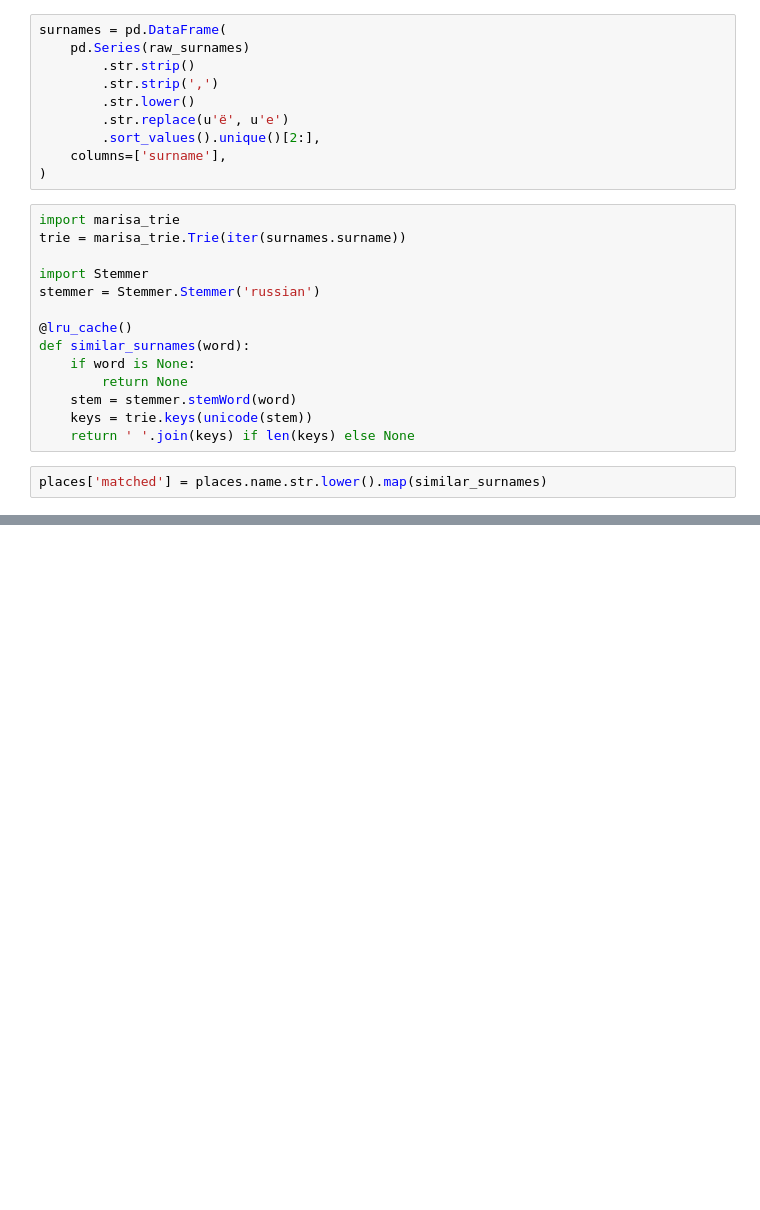
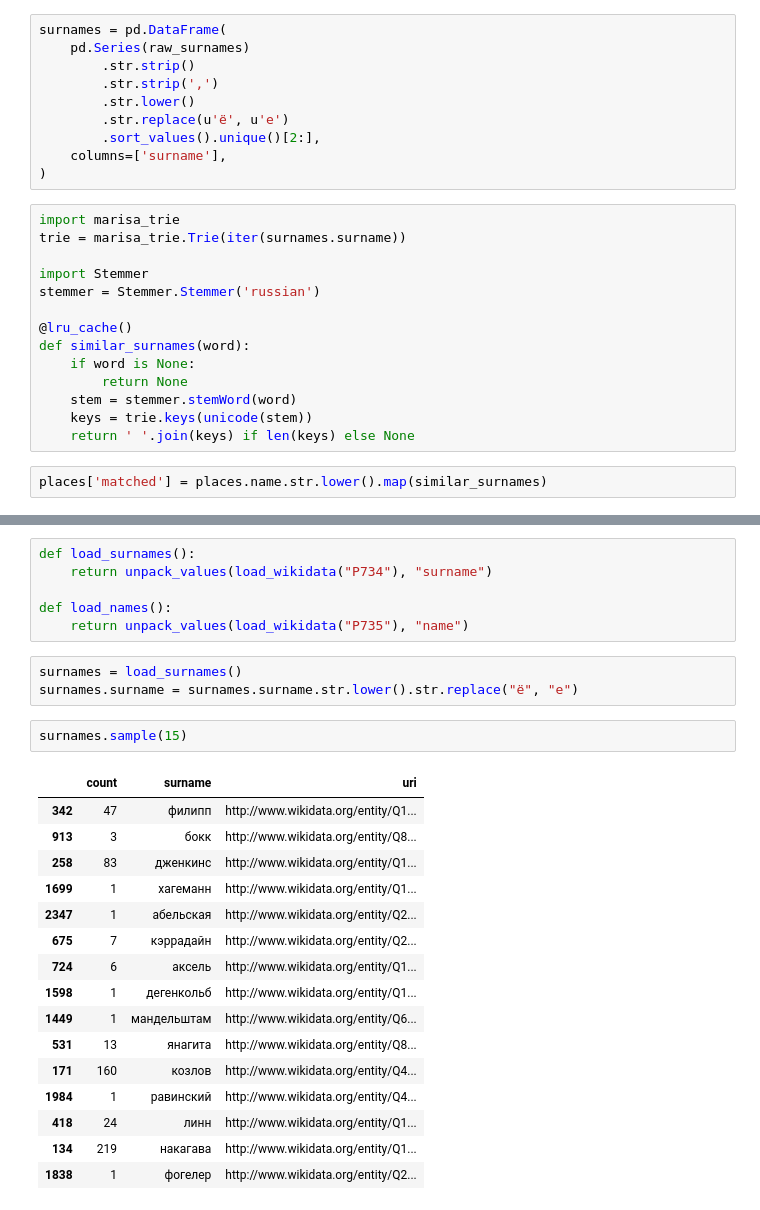
Before and after one commit to moskupols/osm-toponyms, a Jupyter notebook: api-usage-example.ipynb, the cells around one changed output, grey strips where cells are left out. Drawn from its saved outputs; the diff is of its cells as text; blank space fills up the shorter version.

```diff
--- a/api-usage-example.ipynb
+++ b/api-usage-example.ipynb
@@ -288,0 +327,28 @@ places[places.matched.notnull()]
+# %%
+def load_surnames():
+    return unpack_values(load_wikidata("P734"), "surname")
+
+def load_names():
+    return unpack_values(load_wikidata("P735"), "name")
+# %%
+surnames = load_surnames()
+surnames.surname = surnames.surname.str.lower().str.replace("ё", "е")
+# %%
+surnames.sample(15)
+# %% [output]
+|  | count | surname | uri |
+| 342 | 47 | филипп | http://www.wikidata.org/entity/Q1... |
+| 913 | 3 | бокк | http://www.wikidata.org/entity/Q8... |
+| 258 | 83 | дженкинс | http://www.wikidata.org/entity/Q1... |
+| 1699 | 1 | хагеманн | http://www.wikidata.org/entity/Q1... |
+| 2347 | 1 | абельская | http://www.wikidata.org/entity/Q2... |
+| 675 | 7 | кэррадайн | http://www.wikidata.org/entity/Q2... |
+| 724 | 6 | аксель | http://www.wikidata.org/entity/Q1... |
+| 1598 | 1 | дегенкольб | http://www.wikidata.org/entity/Q1... |
+| 1449 | 1 | мандельштам | http://www.wikidata.org/entity/Q6... |
+| 531 | 13 | янагита | http://www.wikidata.org/entity/Q8... |
+| 171 | 160 | козлов | http://www.wikidata.org/entity/Q4... |
+| 1984 | 1 | равинский | http://www.wikidata.org/entity/Q4... |
+| 418 | 24 | линн | http://www.wikidata.org/entity/Q1... |
+| 134 | 219 | накагава | http://www.wikidata.org/entity/Q1... |
+| 1838 | 1 | фогелер | http://www.wikidata.org/entity/Q2... |
```
Also changed, not shown: parts of 31 cells of this notebook.
